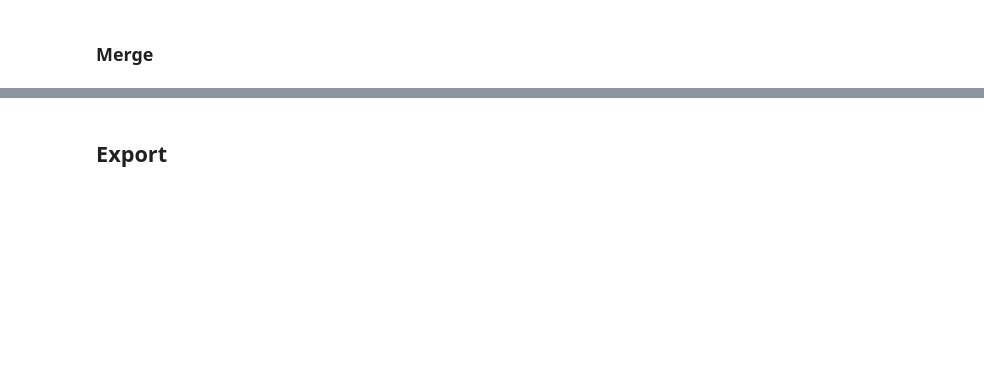
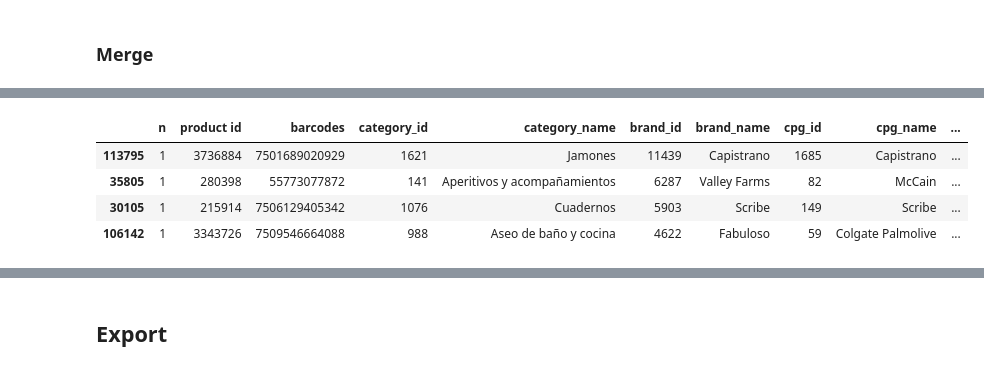
Before and after one commit to Afroefras/cornershop, a Jupyter notebook: notebooks/brands/New_Tableau_SoM.ipynb, the cells around one changed output, grey strips where cells are left out. Saved outputs shown, nothing was run; the diff lists cells and outputs as text; code cells hidden in the pictures; blank space fills up the shorter version.

```diff
--- a/notebooks/brands/New_Tableau_SoM.ipynb
+++ b/notebooks/brands/New_Tableau_SoM.ipynb
@@ -154 +157,12 @@ aux
+# %%
+prod_cpg.drop_duplicates(('barcodes' if nielsen_cat else 'product_id'),inplace=True)
+prod_cpg = prod_cpg.astype(str).rename(columns={'product_id':'product id'})
+prod_cpg['cpg filter'] = prod_cpg['cpg_name']+" ("+prod_cpg['cpg_id'].astype(str)+")"
+prod_cpg.sample(4)
+# %% [output]
+|  | n | product id | barcodes | category_id | category_name | brand_id | brand_name | cpg_id | cpg_name | ... |
+| 113795 | 1 | 3736884 | 7501689020929 | 1621 | Jamones | 11439 | Capistrano | 1685 | Capistrano | ... |
+| 35805 | 1 | 280398 | 55773077872 | 141 | Aperitivos y acompañamientos | 6287 | Valley Farms | 82 | McCain | ... |
+| 30105 | 1 | 215914 | 7506129405342 | 1076 | Cuadernos | 5903 | Scribe | 149 | Scribe | ... |
+| 106142 | 1 | 3343726 | 7509546664088 | 988 | Aseo de baño y cocina | 4622 | Fabuloso | 59 | Colgate Palmolive | ... |
 # %%
```
Also changed, not shown: parts of 27 cells of this notebook, 1 other file.
